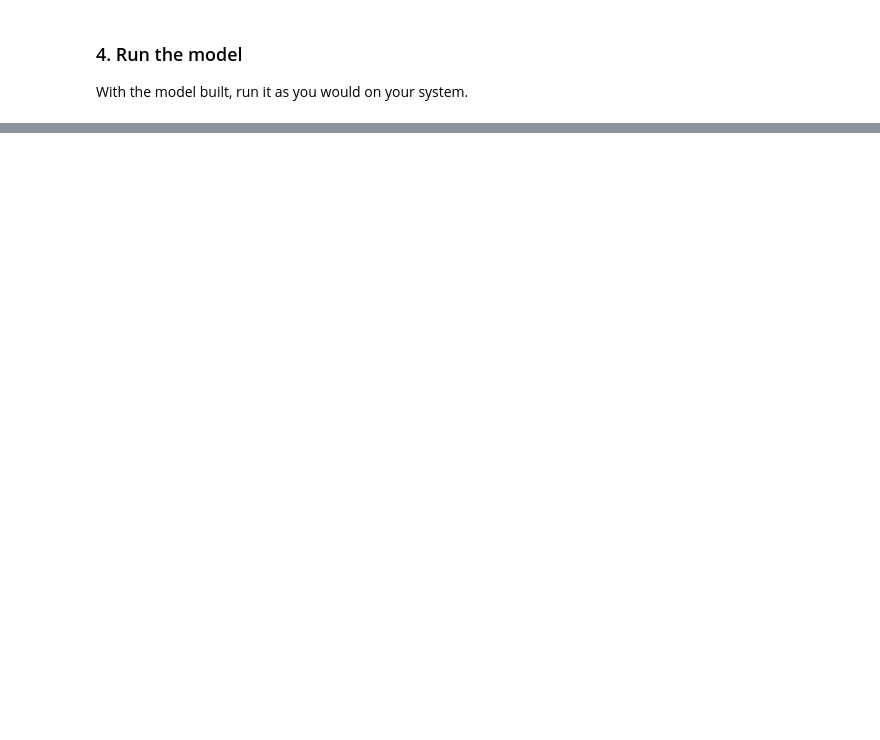
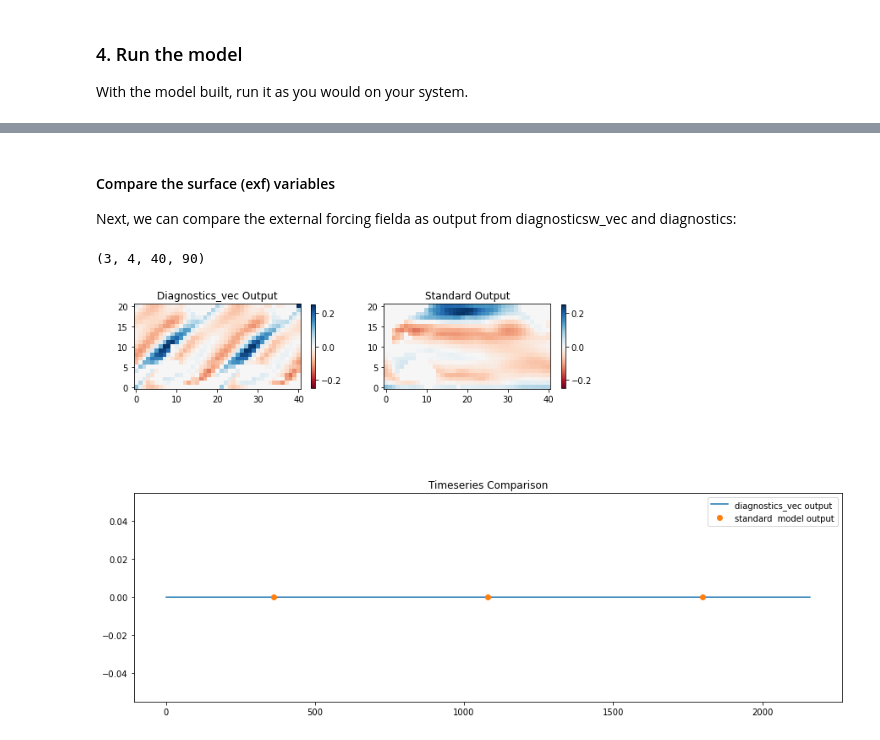
Before and after one commit to mhwood/diagnostics_vec, a Jupyter notebook: example_configurations/notebooks/global_with_exf.ipynb, the cells around one changed output, grey strips where cells are left out. Cells and saved outputs as stored; diff of their text form; code cells hidden in the pictures; blank space fills up the shorter version.

```diff
--- a/example_configurations/notebooks/global_with_exf.ipynb
+++ b/example_configurations/notebooks/global_with_exf.ipynb
@@ -114,0 +199,72 @@ With the model built, run it as you would on your system.
+# %% [markdown]
+#### Compare the surface (exf) variables
+Next, we can compare the external forcing fielda as output from diagnosticsw_vec and diagnostics:
+# %%
+from MITgcmutils.mds import rdmds
+
+# choose some parameters to plot
+var_name = 'USTRESS' # THETA, SALT, UVEL, VVEL, or WVEL
+comparison_timestep = 360 #360, 1080, or 1800
+test_row = 5 # between 0 and 20 (=max_row - min_row)
+test_col = 7 # between 0 and 40 (=max_col - min_col)
+
+# read in the diagnostics_vec output
+file_path = os.path.join(run_dir,'surface_mask_'+var_name+'.bin')
+diag_vec_output = np.fromfile(file_path,'>f4')
+diag_vec_output = np.reshape(diag_vec_output,(nTimesteps,max_row-min_row+1,max_col-min_col+1))
+diag_vec_timeseries = diag_vec_output[:,test_row,test_col]
+diag_vec_comparison_field = diag_vec_output[360,:,:] #no IC's here
+
+# # read in the diagnostics output
+file_prefix = os.path.join(run_dir,'diagsEXF')
+standard_output = rdmds(file_prefix,[360,1080,1800])
+print(np.shape(standard_output))
+standard_output_timestep = [360,1080,1800].index(comparison_timestep)
+var_index = ['USTRESS','VSTRESS','QNET','EMPMR'].index(var_name)
+standard_output_comparison_field = standard_output[standard_output_timestep,var_index,
+                                                   min_row:max_row+1,min_col:max_col+1]
+standard_output_timeseries = standard_output[:,var_index,min_row+test_row,min_col+test_col]
+
+# if mask_name=='north':
+#     standard_output_comparison_field = standard_output[standard_output_timestep,:,
+#                                                       max_row,min_col:max_col+1]
+#     standard_output_timeseries = standard_output[:,test_depth_level,max_row,min_col+test_col]
+# if mask_name=='south':
+#     standard_output_comparison_field = standard_output[standard_output_timestep,:,
+#                                                       min_row,min_col:max_col+1]
+#     standard_output_timeseries = standard_output[:,test_depth_level,min_row,min_col+test_col]
+# if mask_name in ['east']:
+#     standard_output_comparison_field = standard_output[standard_output_timestep,:,
+#                                                       min_row:max_row+1,max_col]
+#     standard_output_timeseries = standard_output[:,test_depth_level,min_row+test_row,max_col]
+# if mask_name in ['west']:
+#     standard_output_comparison_field = standard_output[standard_output_timestep,:,
+#                                                       min_row+test_row,min_col]
+#     standard_output_timeseries = standard_output[:,test_depth_level,min_row+test_row,min_col]
+
+plt.figure(figsize=(15,10))
+plt.subplot(2,3,1)
+C = plt.imshow(diag_vec_comparison_field,origin='lower',cmap='RdBu',vmin=-0.25,vmax=0.25)
+plt.colorbar(C, shrink=0.4)
+plt.title('Diagnostics_vec Output')
+
+plt.subplot(2,3,2)
+C2 = plt.imshow(standard_output_comparison_field,origin='lower',cmap='RdBu',vmin=-0.25,vmax=0.25)
+plt.colorbar(C2, shrink=0.4)
+plt.title('Standard Output')
+
+# plt.subplot(2,3,3)
+# C3 = plt.imshow(diag_vec_comparison_field - standard_output_comparison_field,cmap='seismic')
+# plt.colorbar(C3, shrink=0.4)
+# plt.title('Difference')
+
+plt.subplot(2,1,2)
+plt.plot(np.arange(1,2161),diag_vec_timeseries,label='diagnostics_vec output')
+plt.plot([360,1080,1800],standard_output_timeseries,'.',markersize=12,
+         label='standard  model output')
+plt.legend()
+plt.title('Timeseries Comparison')
+plt.show()
+# %% [output]
+(3, 4, 40, 90)
+[figure, added]
```
Also changed, not shown: parts of 8 cells of this notebook, 5 other files.
